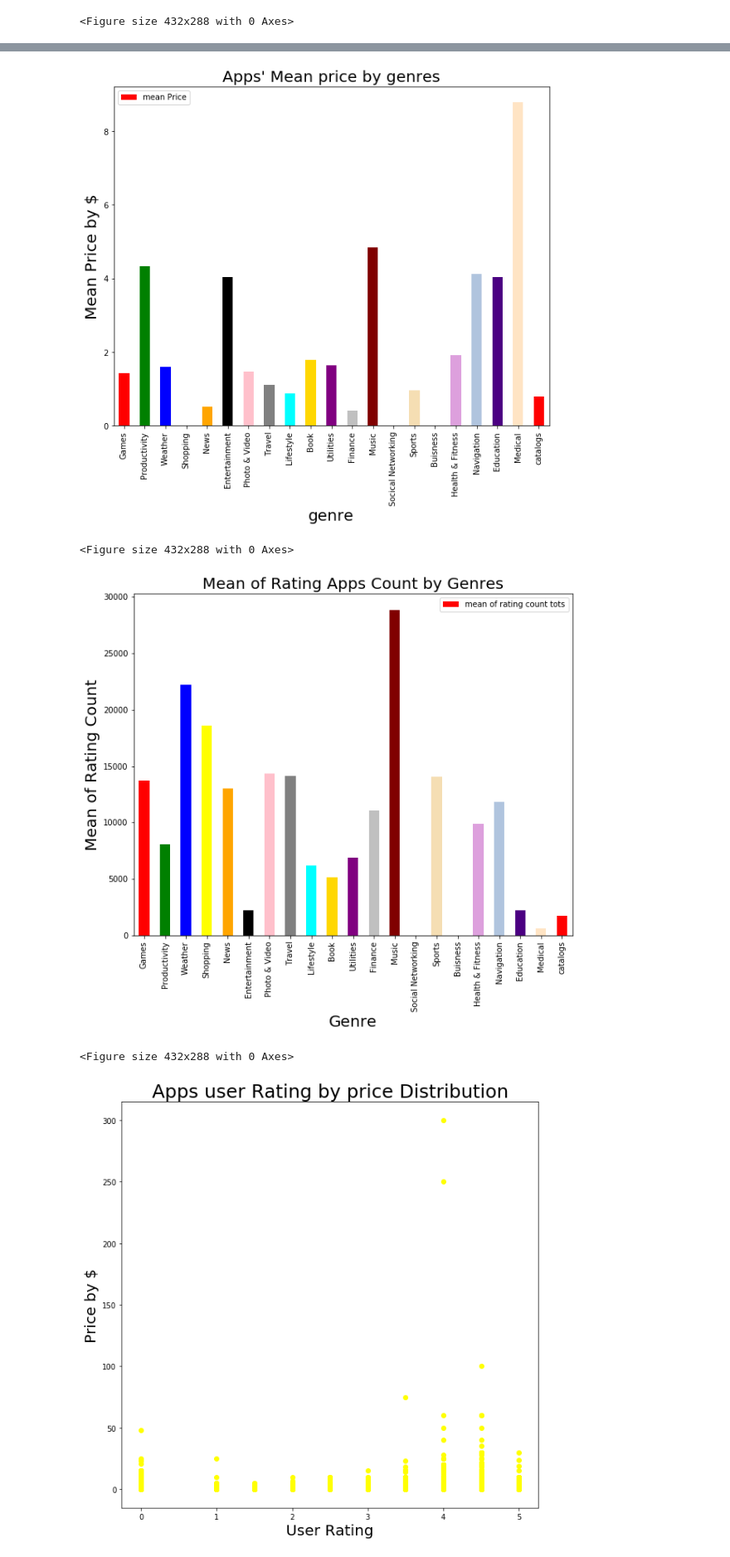
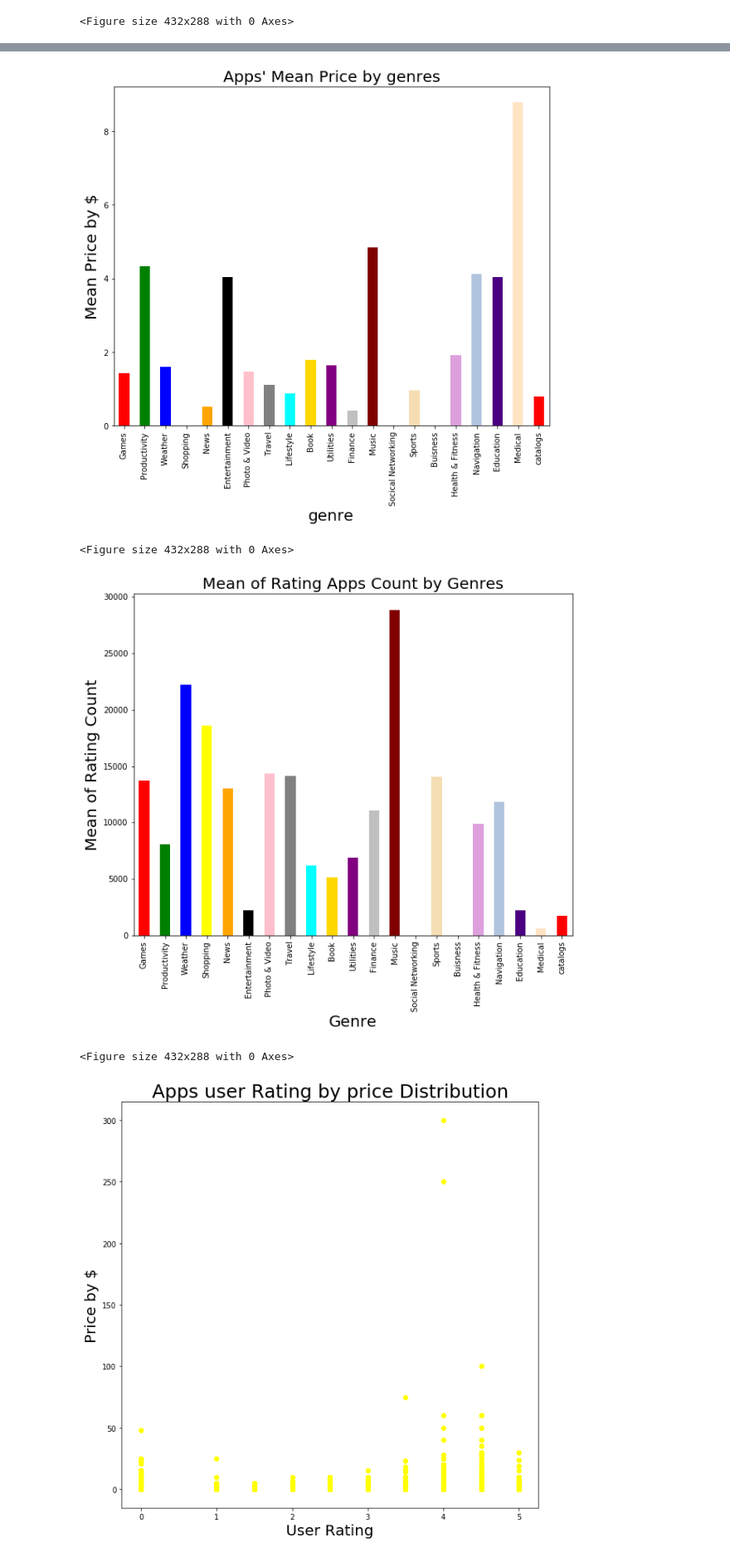
Before and after one commit to shaCode256/MyAnimeList-Data-Analysis, a Jupyter notebook: Apple Visualization notebook.ipynb, the cells around one changed output, grey strips where cells are left out. Shown at 83% size. Cells and saved outputs as stored; diff of their text form; code cells hidden in the pictures.

```diff
--- a/Apple Visualization notebook.ipynb
+++ b/Apple Visualization notebook.ipynb
@@ -157,6 +137,6 @@ fig1.savefig(save_results_to + 'Mean of Rating Score by Genres.png', dpi = 300)
 <Figure size 432x288 with 0 Axes>
 # %%
-#matplot 3
+#matplot 4
 
 #which genre is the priciest
 
@@ -218,19 +198,21 @@ my_colors = 'red', 'green','blue', 'yellow', 'orange','black','pink','gray','cya
 
 axes=df.plot.bar(x='genres', y='mean Price',figsize=(10, 8), color=my_colors)
 
-axes.set_title("Apps' Mean price by genres", fontsize=20)
+axes.set_title("Apps' Mean Price by genres", fontsize=20)
 axes.set_ylabel('Mean Price by $',fontsize=20)
 axes.set_xlabel('genre',fontsize=20)
+axes.get_legend().remove()
 
 fig1 = plt.gcf()
+
 plt.show()
 plt.draw()
 fig1.savefig(save_results_to + 'Apps Mean price by genres.png', dpi = 300)
 # %% [output]
-[figure, old version]
+[figure, new version]
 <Figure size 432x288 with 0 Axes>
 # %%
-#matplot 4
+#matplot 5
 
 #which genre people tend to rate the most
 
@@ -273,33 +255,34 @@ bk= bks['rating_count_tot'].mean()
 ut= utl['rating_count_tot'].mean()
 fn= fns['rating_count_tot'].mean()
 ms= mss['rating_count_tot'].mean()
 sn= sns['rating_count_tot'].mean()
 sp= sps['rating_count_tot'].mean()
 bs= bss['rating_count_tot'].mean()
 hf= hnf['rating_count_tot'].mean()
 nv= nvg['rating_count_tot'].mean()
 ed= eds['rating_count_tot'].mean()
 md= mds['rating_count_tot'].mean()
 ct= cts['rating_count_tot'].mean()
 
 
 df = pd.DataFrame({'mean of rating count tots': [gamesMax, pm, wh, sh, ns, ed, pvn, tv, ls, bk, ut, fn, ms, sn, sp, bs, hf, nv, ed, md, ct ],
                    'genres': ['Games', 'Productivity' , 'Weather', 'Shopping', 'News','Entertainment', 'Photo & Video', 'Travel','Lifestyle', 'Book', 'Utilities', 'Finance', 'Music', 'Social Networking', 'Sports', 'Buisness', 'Health & Fitness', 'Navigation', 'Education', 'Medical', 'catalogs']})
 
 my_colors = 'red', 'green','blue', 'yellow', 'orange','black','pink','gray','cyan','gold','purple','silver','maroon','teal','wheat','lime','plum','lightsteelblue','indigo','bisque'
 
 axes=df.plot.bar(x='genres', y='mean of rating count tots',figsize=(10, 8), color=my_colors)
 
 
 axes.set_title("Mean of Rating Apps Count by Genres", fontsize=20)
 axes.set_ylabel('Mean of Rating Count',fontsize=20)
 axes.set_xlabel('Genre',fontsize=20)
+axes.get_legend().remove()
 
 fig1 = plt.gcf()
 plt.show()
 plt.draw()
 fig1.savefig(save_results_to + 'Mean of Rating Apps Count by Genres.png', dpi = 300)
 # %% [output]
-[figure, old version]
+[figure, new version]
 <Figure size 432x288 with 0 Axes>
 # %%
```
Also changed, not shown: parts of 12 cells of this notebook, 10 other files.
